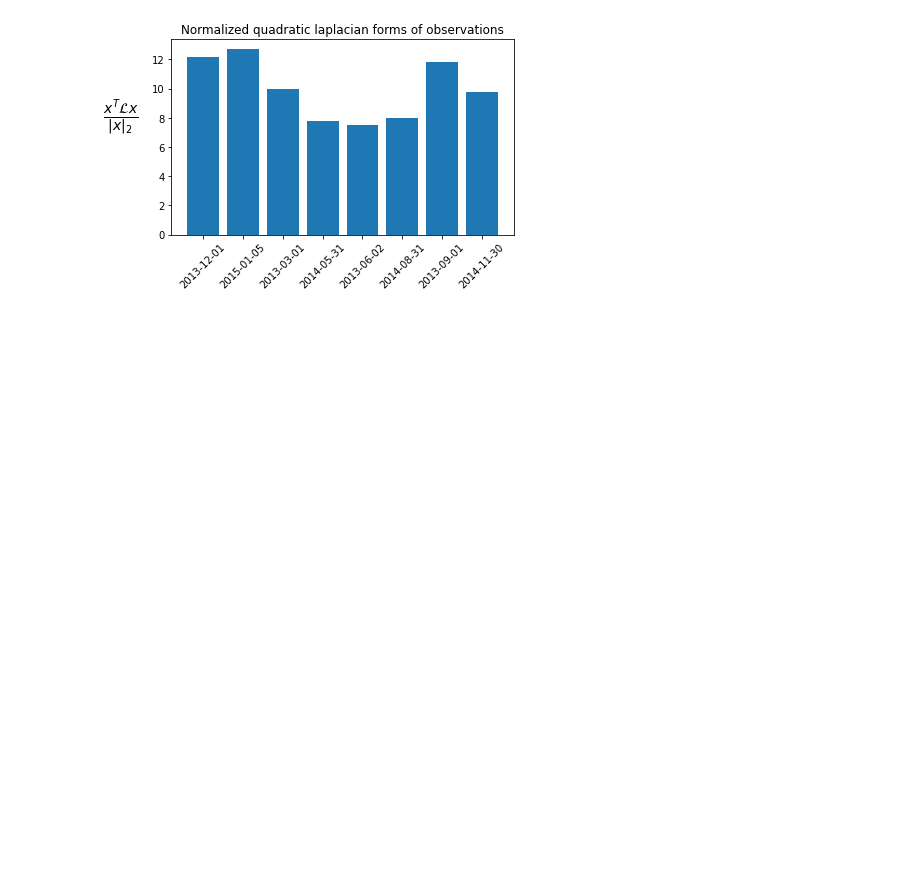
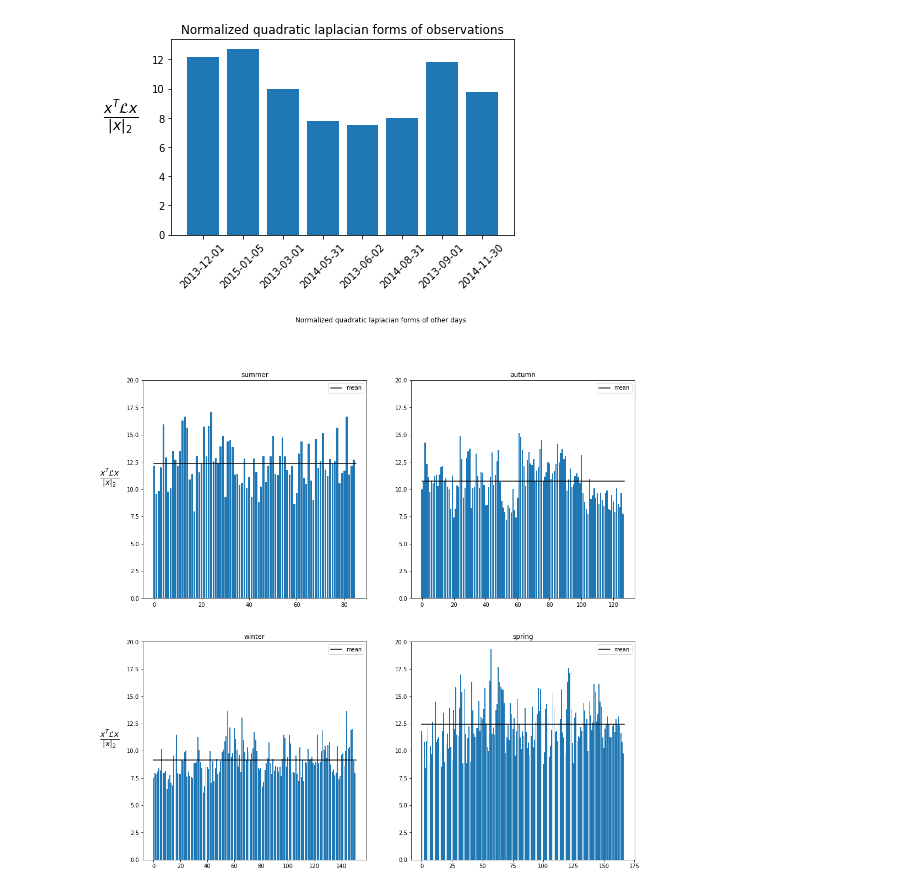
Before and after one commit to hollebenthiago/gsp, a Jupyter notebook: gsp A.0 - Australian geography from temperature signals.ipynb.ipynb, the cells around one changed output. Drawn from its saved outputs; the diff is of its cells as text; code cells hidden in the pictures; blank space fills up the shorter version.

Commit message:
checking laplacian norms of other dates australia

```diff
--- a/gsp A.0 - Australian geography from temperature signals.ipynb.ipynb
+++ b/gsp A.0 - Australian geography from temperature signals.ipynb.ipynb
@@ -317,6 +317,36 @@ plt.tight_layout()
 plt.show()
 # %% [output]
 [figure]
+# %%
+ys = {'summer': [np.array(data_geos[cols[0]][data_geos[cols[0]]['Date'] == summer_d][cols[0]]) for summer_d in summer_days],
+      'autumn': [np.array(data_geos[cols[0]][data_geos[cols[0]]['Date'] == autumn_d][cols[0]]) for autumn_d in autumn_days],
+      'winter': [np.array(data_geos[cols[0]][data_geos[cols[0]]['Date'] == winter_d][cols[0]]) for winter_d in winter_days],
+      'spring': [np.array(data_geos[cols[0]][data_geos[cols[0]]['Date'] == spring_d][cols[0]]) for spring_d in spring_days],}
+# %%
+seasons = [summer_days, autumn_days, winter_days, spring_days]
+season_days = [len(s) for s in seasons]
+season_names = list(ys.keys())
+# %%
+season_norms = [[k @ L_temp.L_normalized @ k / (np.linalg.norm(k)) for k in ys[c]] for c in season_names]
+# %%
+fig, ax = plt.subplots(2, 2, figsize = (16, 16))
+
+for i in range(2):
+    for j in range(2):
+
+        ax[i][j].bar(np.arange(season_days[2 * i + j]), season_norms[2 * i + j])
+        ax[i][j].plot([0, season_days[2 * i + j]], 2 * [np.mean(season_norms[2 * i + j])], color = 'black', label = 'mean')
+        ax[i][j].set_title(season_names[2 * i + j])
+        ax[i][j].set_ylim(0, 20)
+        ax[i][j].legend()
+
+    ax[i][0].set_ylabel(r'$\frac{x^T \mathcal{L} x}{\| x \|_2}$         ', fontsize = 20, rotation = 0)
+
+fig.suptitle('Normalized quadratic laplacian forms of other days')
+# plt.savefig('imgs/australia/alpha05_52e-2tol_norms_otherdays')
+plt.show()
+# %% [output]
+[figure, added]
 # %%
 # date = '2015-10-15'
 # missing_temperatures = {'Newcastle': 26.1, 'Melbourne': 34, 'Albany': 14, 'Katherine': 36.5}
```
Also changed, not shown: parts of 2 cells of this notebook, 1 other file.
